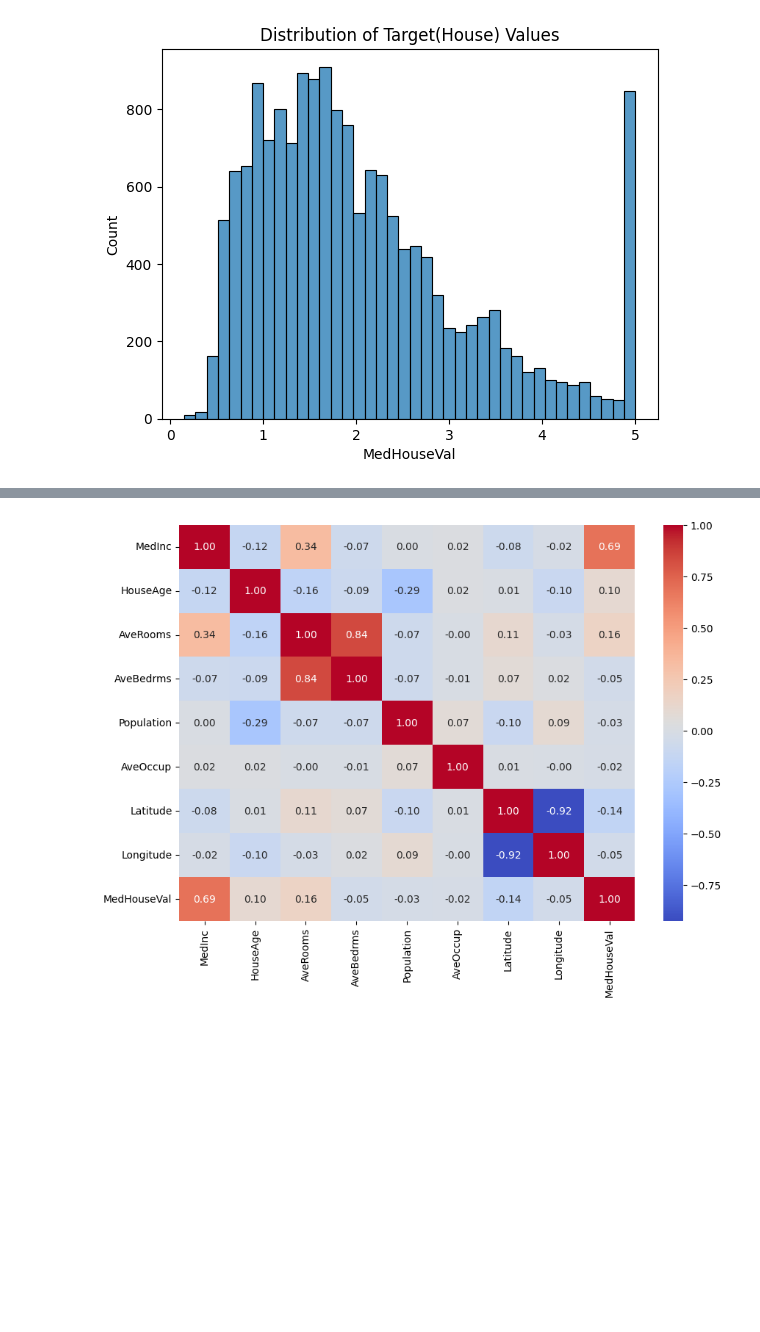
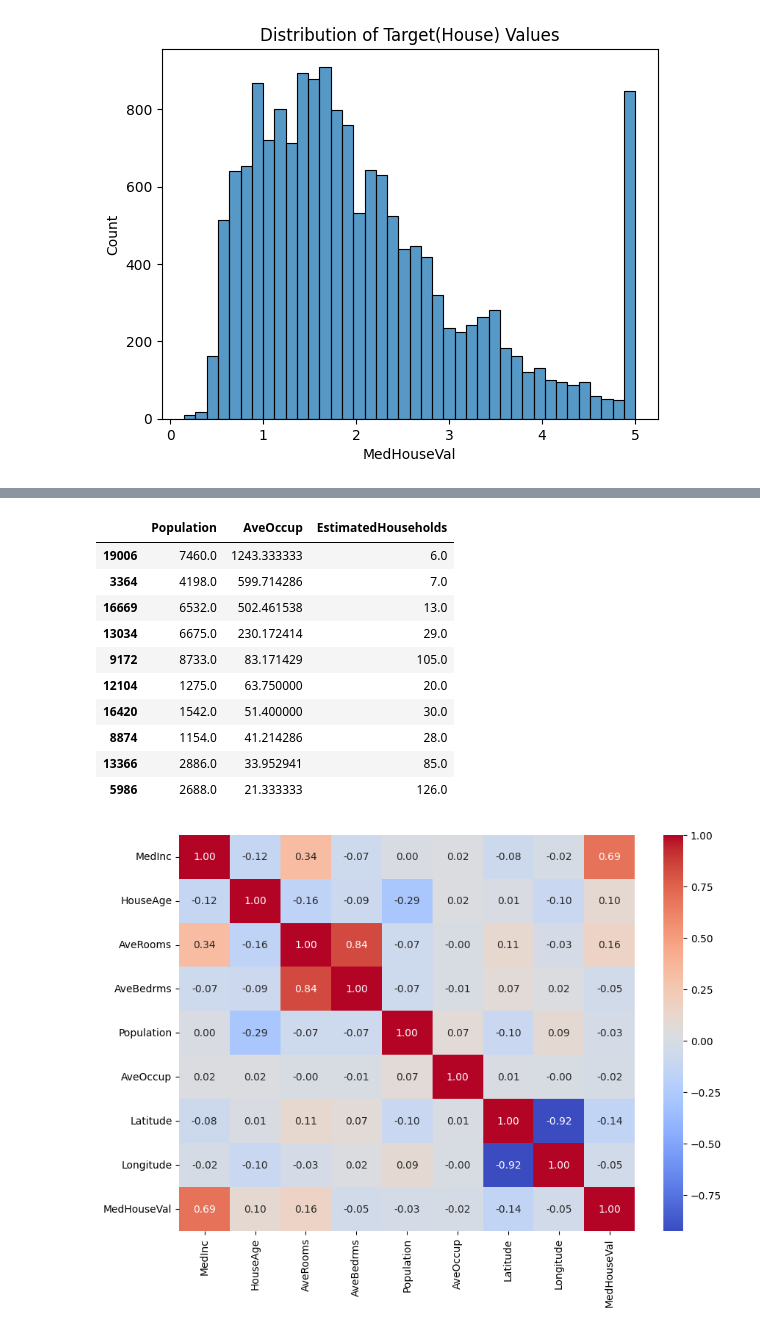
Before and after one commit to say-ahmedi/DS_PROJECTS, a Jupyter notebook: 07_machine_learning/projects/01_california_housing/housing_california.ipynb, the cells around one changed output, grey strips where cells are left out. Saved outputs shown, nothing was run; the diff lists cells and outputs as text; code cells hidden in the pictures; blank space fills up the shorter version.

```diff
--- a/07_machine_learning/projects/01_california_housing/housing_california.ipynb
+++ b/07_machine_learning/projects/01_california_housing/housing_california.ipynb
@@ -218,0 +295,5 @@ plt.show()
+# %%
+df['EstimatedHouseholds'] = (
+    df['Population']/df['AveOccup']
+)
+df['EstimatedHouseholds']
@@ -218,0 +313,16 @@ plt.show()
+# %%
+df.nlargest(10,'AveOccup')[
+    ['Population','AveOccup','EstimatedHouseholds']
+]
+# %% [output]
+|  | Population | AveOccup | EstimatedHouseholds |
+| 19006 | 7460.0 | 1243.333333 | 6.0 |
+| 3364 | 4198.0 | 599.714286 | 7.0 |
+| 16669 | 6532.0 | 502.461538 | 13.0 |
+| 13034 | 6675.0 | 230.172414 | 29.0 |
+| 9172 | 8733.0 | 83.171429 | 105.0 |
+| 12104 | 1275.0 | 63.750000 | 20.0 |
+| 16420 | 1542.0 | 51.400000 | 30.0 |
+| 8874 | 1154.0 | 41.214286 | 28.0 |
+| 13366 | 2886.0 | 33.952941 | 85.0 |
+| 5986 | 2688.0 | 21.333333 | 126.0 |
```
Also changed, not shown: parts of 9 cells of this notebook, 26 other files.
